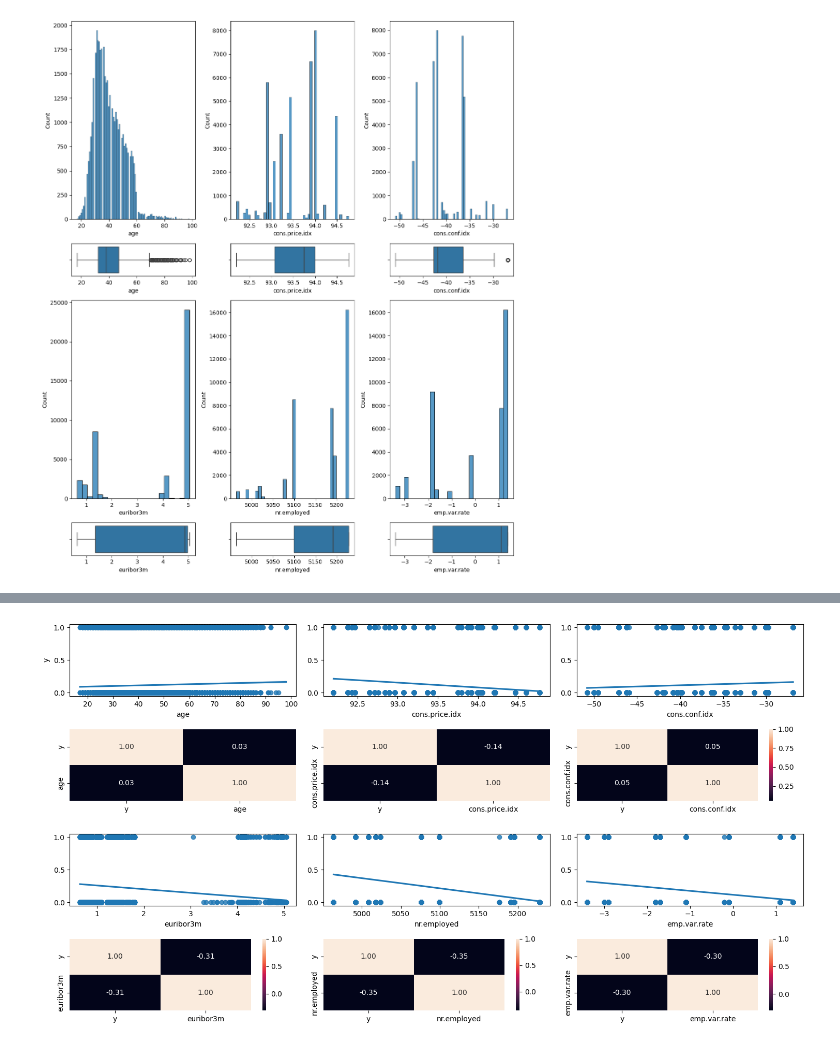
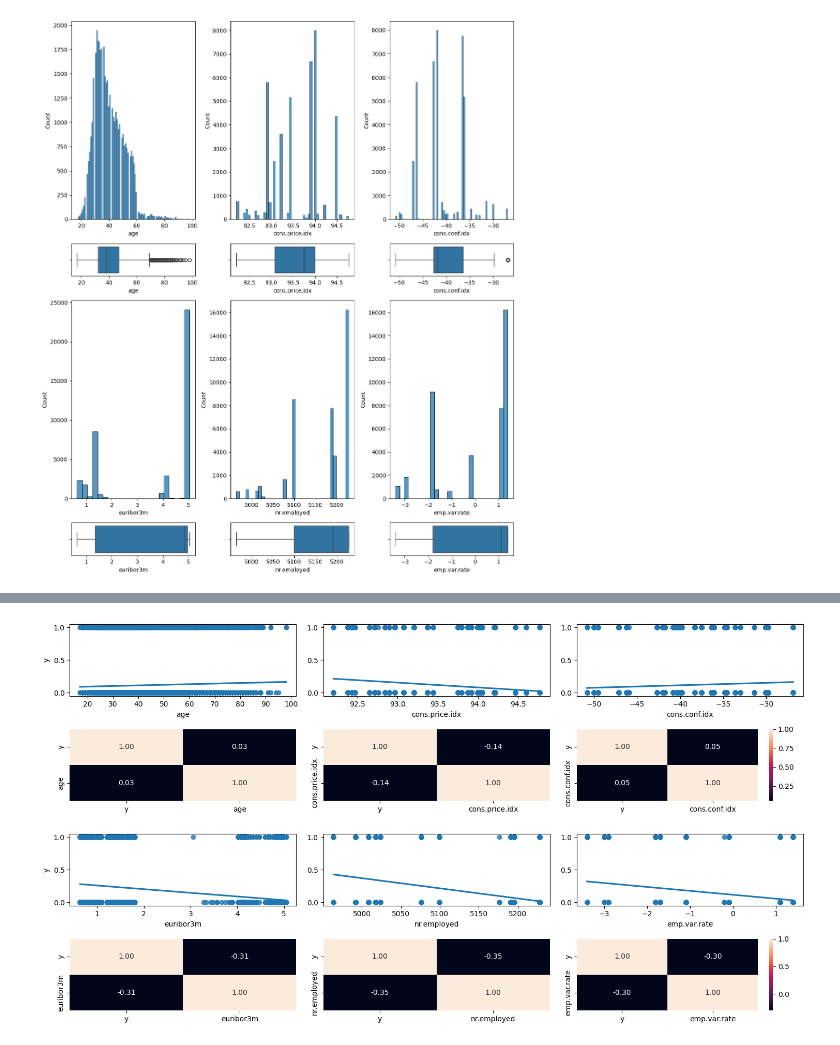
Before and after one commit to 4GeeksAcademy/Loic-Regresion-Logistica, a Jupyter notebook: src/explore.ipynb, the cells around one changed output, grey strips where cells are left out. Saved outputs shown, nothing was run; the diff lists cells and outputs as text; code cells hidden in the pictures.

```diff
--- a/src/explore.ipynb
+++ b/src/explore.ipynb
@@ -123,26 +121,26 @@ plt.show()
 # %%
 df['y']= pd.factorize(df['y'])[0]
 fig, axis = plt.subplots(4, 3, figsize = (15, 8))
 
 sns.regplot(ax = axis[0, 0], data = df, x = "age", y = "y")
 sns.heatmap(df[["y", "age"]].corr(), annot = True, fmt = ".2f", ax = axis[1, 0], cbar = False)
 
 sns.regplot(ax = axis[0, 1], data = df, x = "cons.price.idx", y = "y").set(ylabel = None)
 sns.heatmap(df[["y", "cons.price.idx"]].corr(), annot = True, fmt = ".2f", ax = axis[1, 1], cbar = False)
 
 sns.regplot(ax = axis[0, 2], data = df, x = "cons.conf.idx", y = "y").set(ylabel = None)
 sns.heatmap(df[["y", "cons.conf.idx"]].corr(), annot = True, fmt = ".2f", ax = axis[1, 2])
 
-sns.regplot(ax = axis[2, 0], data = df, x = "euribor3m", y = "y").set(ylabel = None)
-sns.heatmap(df[["y", "euribor3m"]].corr(), annot = True, fmt = ".2f", ax = axis[3, 0])
+sns.regplot(ax = axis[2, 0], data = df, x = "euribor3m", y = "y")
+sns.heatmap(df[["y", "euribor3m"]].corr(), annot = True, fmt = ".2f", ax = axis[3, 0], cbar = False)
 
 sns.regplot(ax = axis[2, 1], data = df, x = "nr.employed", y = "y").set(ylabel = None)
-sns.heatmap(df[["y", "nr.employed"]].corr(), annot = True, fmt = ".2f", ax = axis[3, 1])
+sns.heatmap(df[["y", "nr.employed"]].corr(), annot = True, fmt = ".2f", ax = axis[3, 1], cbar = False)
 
 sns.regplot(ax = axis[2, 2], data = df, x = "emp.var.rate", y = "y").set(ylabel = None)
 sns.heatmap(df[["y", "emp.var.rate"]].corr(), annot = True, fmt = ".2f", ax = axis[3, 2])
 
 plt.tight_layout()
 plt.show()
 # %% [output]
-[figure, old version]
+[figure, new version]
```
Also changed, not shown: parts of 23 cells of this notebook.
